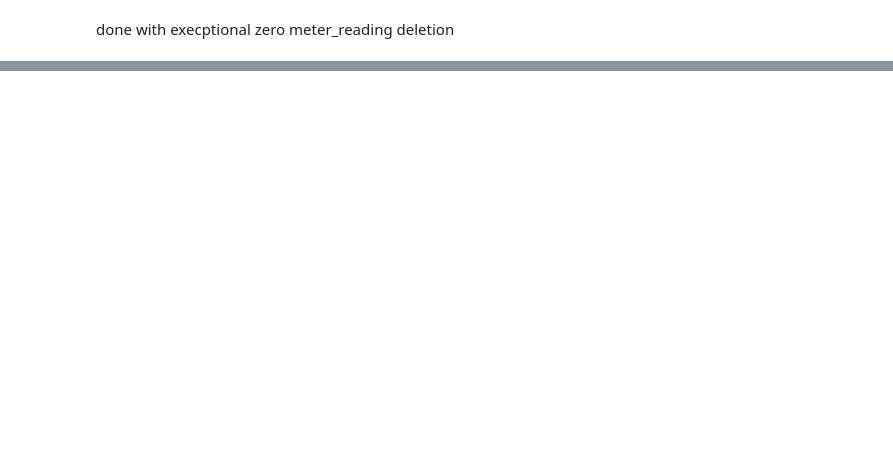
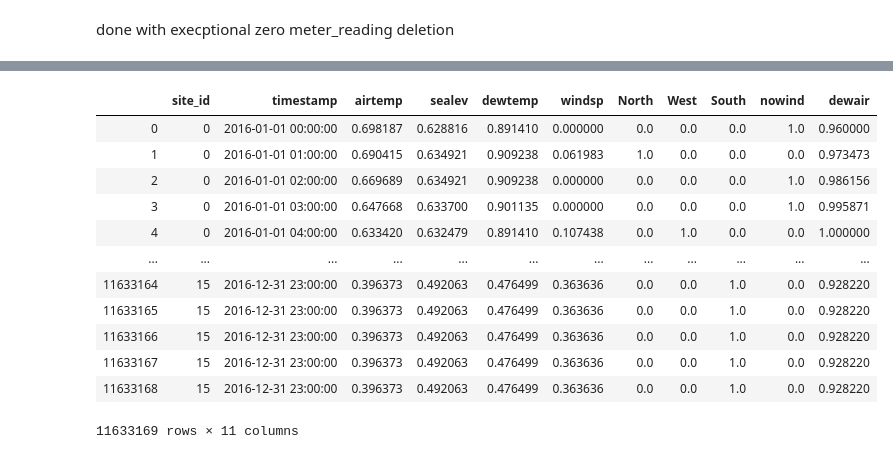
Before and after one commit to Runmangogo/Kaggle_ASHRAE_energy, a Jupyter notebook: DataCleaningforY.ipynb, the cells around one changed output, grey strips where cells are left out. Cells and saved outputs as stored; diff of their text form; code cells hidden in the pictures; blank space fills up the shorter version.

Commit message:
try deleting all zeros for meter_reading

```diff
--- a/DataCleaningforY.ipynb
+++ b/DataCleaningforY.ipynb
@@ -263,0 +265,4 @@ done with execptional zero meter_reading deletion
+# %%
+weather_train_prepared_meter0 = pd.merge(left = weather_train_prepared_df, right = train_set0[['site_id','timestamp']],
+                                         left_on=['site_id','timestamp'], right_on=['site_id','timestamp'])
+weather_train_prepared_meter0
@@ -263,0 +322,16 @@ done with execptional zero meter_reading deletion
+# %%
+weather_train_prepared_meter0
+# %% [output]
+|  | site_id | timestamp | airtemp | sealev | dewtemp | windsp | North | West | South | nowind | dewair |
+| 0 | 0 | 2016-01-01 00:00:00 | 0.698187 | 0.628816 | 0.891410 | 0.000000 | 0.0 | 0.0 | 0.0 | 1.0 | 0.960000 |
+| 1 | 0 | 2016-01-01 01:00:00 | 0.690415 | 0.634921 | 0.909238 | 0.061983 | 1.0 | 0.0 | 0.0 | 0.0 | 0.973473 |
+| 2 | 0 | 2016-01-01 02:00:00 | 0.669689 | 0.634921 | 0.909238 | 0.000000 | 0.0 | 0.0 | 0.0 | 1.0 | 0.986156 |
+| 3 | 0 | 2016-01-01 03:00:00 | 0.647668 | 0.633700 | 0.901135 | 0.000000 | 0.0 | 0.0 | 0.0 | 1.0 | 0.995871 |
+| 4 | 0 | 2016-01-01 04:00:00 | 0.633420 | 0.632479 | 0.891410 | 0.107438 | 0.0 | 1.0 | 0.0 | 0.0 | 1.000000 |
+| ... | ... | ... | ... | ... | ... | ... | ... | ... | ... | ... | ... |
+| 11633164 | 15 | 2016-12-31 23:00:00 | 0.396373 | 0.492063 | 0.476499 | 0.363636 | 0.0 | 0.0 | 1.0 | 0.0 | 0.928220 |
+| 11633165 | 15 | 2016-12-31 23:00:00 | 0.396373 | 0.492063 | 0.476499 | 0.363636 | 0.0 | 0.0 | 1.0 | 0.0 | 0.928220 |
+| 11633166 | 15 | 2016-12-31 23:00:00 | 0.396373 | 0.492063 | 0.476499 | 0.363636 | 0.0 | 0.0 | 1.0 | 0.0 | 0.928220 |
+| 11633167 | 15 | 2016-12-31 23:00:00 | 0.396373 | 0.492063 | 0.476499 | 0.363636 | 0.0 | 0.0 | 1.0 | 0.0 | 0.928220 |
+| 11633168 | 15 | 2016-12-31 23:00:00 | 0.396373 | 0.492063 | 0.476499 | 0.363636 | 0.0 | 0.0 | 1.0 | 0.0 | 0.928220 |
+11633169 rows × 11 columns
```
Also changed, not shown: parts of 12 cells of this notebook, 1 other file.
